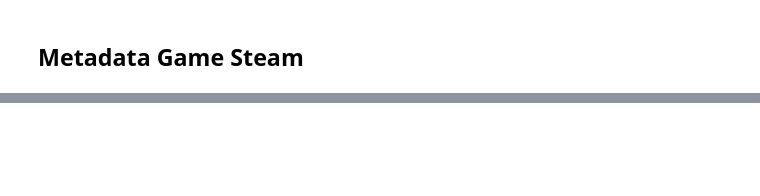
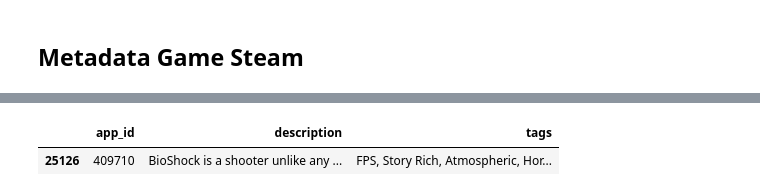
Before and after one commit to zhulkhoirr/Steam-Recommendation-System, a Jupyter notebook: SteamRecommendationSystem.ipynb, the cells around one changed output, grey strips where cells are left out. Cells and saved outputs as stored; diff of their text form; code cells hidden in the pictures; blank space fills up the shorter version.

```diff
--- a/SteamRecommendationSystem.ipynb
+++ b/SteamRecommendationSystem.ipynb
@@ -375,0 +341,7 @@ def get_app_name(app_id):
+# %%
+gg = games_metadata_df[games_metadata_df['app_id'] == 409710]
+
+gg
+# %% [output]
+|  | app_id | description | tags |
+| 25126 | 409710 | BioShock is a shooter unlike any ... | FPS, Story Rich, Atmospheric, Hor... |
```
Also changed, not shown: parts of 16 cells of this notebook.
